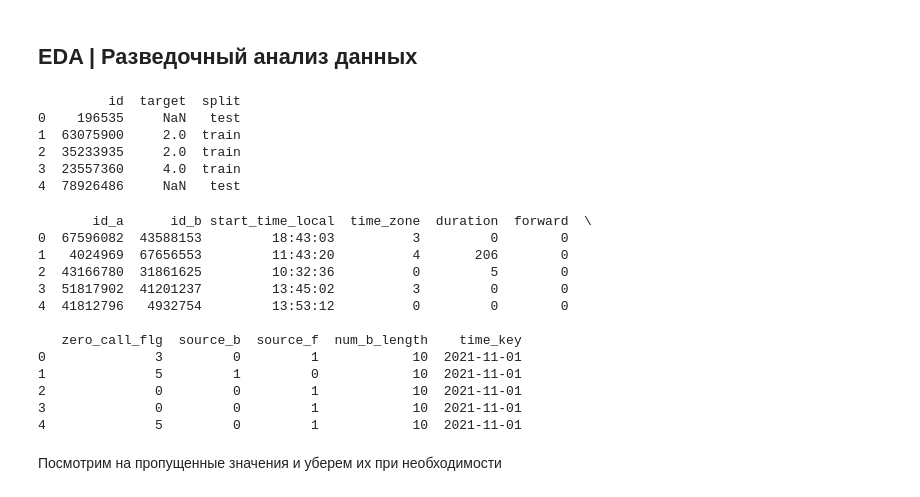
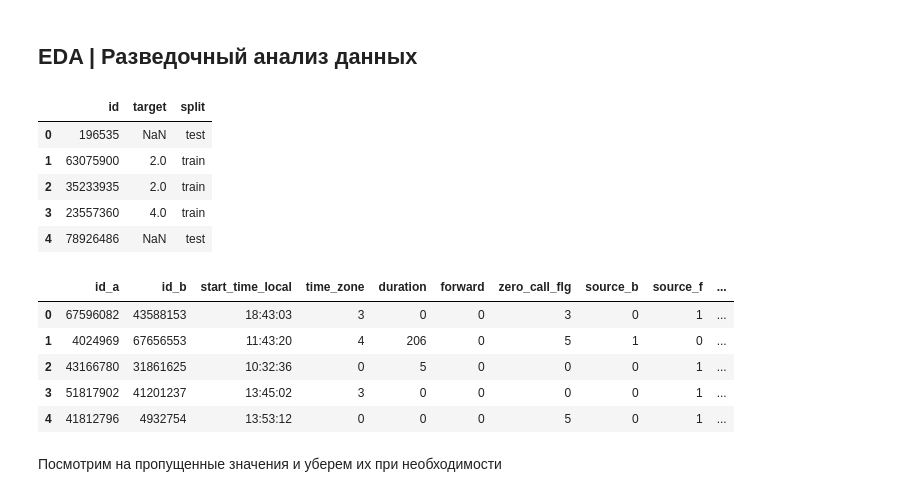
Before and after one commit to Kislv/BestHack2022-DataScience, a Jupyter notebook: EDA_Kiselev.ipynb, the cells around one changed output. Drawn from its saved outputs; the diff is of its cells as text; code cells hidden in the pictures.

Commit message:
Исправил замечания про print в конце ячейки, добавил вопросы на замеячания, которые не смог исправить

```diff
--- a/EDA_Kiselev.ipynb
+++ b/EDA_Kiselev.ipynb
@@ -17,32 +17,25 @@ import os
 path = ''
 samples_path = os.path.join(path, "data", "beeline_antispam_hakaton_id_samples.csv")
 samples = pd.read_csv(samples_path)
-print(samples.head())
+samples.head()
 # %% [output]
-         id  target  split
-0    196535     NaN   test
-1  63075900     2.0  train
-2  35233935     2.0  train
-3  23557360     4.0  train
-4  78926486     NaN   test
+|  | id | target | split |
+| 0 | 196535 | NaN | test |
+| 1 | 63075900 | 2.0 | train |
+| 2 | 35233935 | 2.0 | train |
+| 3 | 23557360 | 4.0 | train |
+| 4 | 78926486 | NaN | test |
 # %%
 data_path = os.path.join(path, 'data', 'time_key=2021-11-01.csv')
 data = pd.read_csv(data_path)
-print(data.head())
+data.head()
 # %% [output]
-       id_a      id_b start_time_local  time_zone  duration  forward  \
-0  67596082  43588153         18:43:03          3         0        0
-1   4024969  67656553         11:43:20          4       206        0
-2  43166780  31861625         10:32:36          0         5        0
-3  51817902  41201237         13:45:02          3         0        0
-4  41812796   4932754         13:53:12          0         0        0
-
-   zero_call_flg  source_b  source_f  num_b_length    time_key
-0              3         0         1            10  2021-11-01
-1              5         1         0            10  2021-11-01
-2              0         0         1            10  2021-11-01
-3              0         0         1            10  2021-11-01
-4              5         0         1            10  2021-11-01
+|  | id_a | id_b | start_time_local | time_zone | duration | forward | zero_call_flg | source_b | source_f | ... |
+| 0 | 67596082 | 43588153 | 18:43:03 | 3 | 0 | 0 | 3 | 0 | 1 | ... |
+| 1 | 4024969 | 67656553 | 11:43:20 | 4 | 206 | 0 | 5 | 1 | 0 | ... |
+| 2 | 43166780 | 31861625 | 10:32:36 | 0 | 5 | 0 | 0 | 0 | 1 | ... |
+| 3 | 51817902 | 41201237 | 13:45:02 | 3 | 0 | 0 | 0 | 0 | 1 | ... |
+| 4 | 41812796 | 4932754 | 13:53:12 | 0 | 0 | 0 | 5 | 0 | 1 | ... |
 # %% [markdown]
 
 Посмотрим на пропущенные значения и уберем их при необходимости
```
Also changed, not shown: parts of 10 cells of this notebook, 1 other file.
